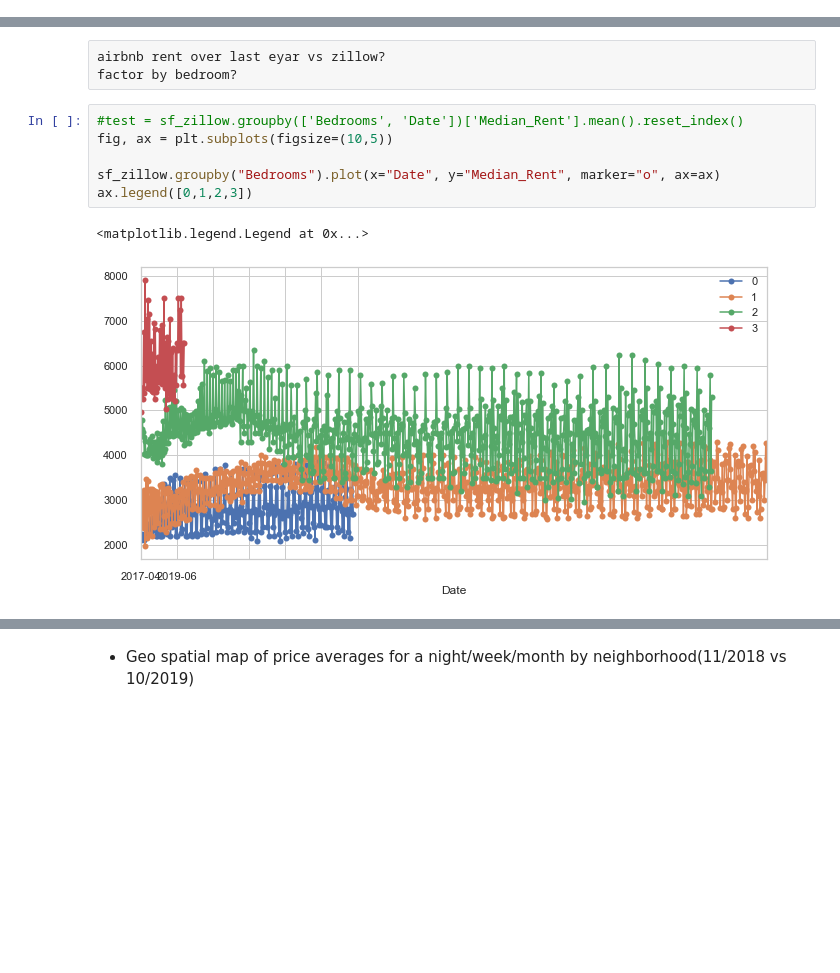
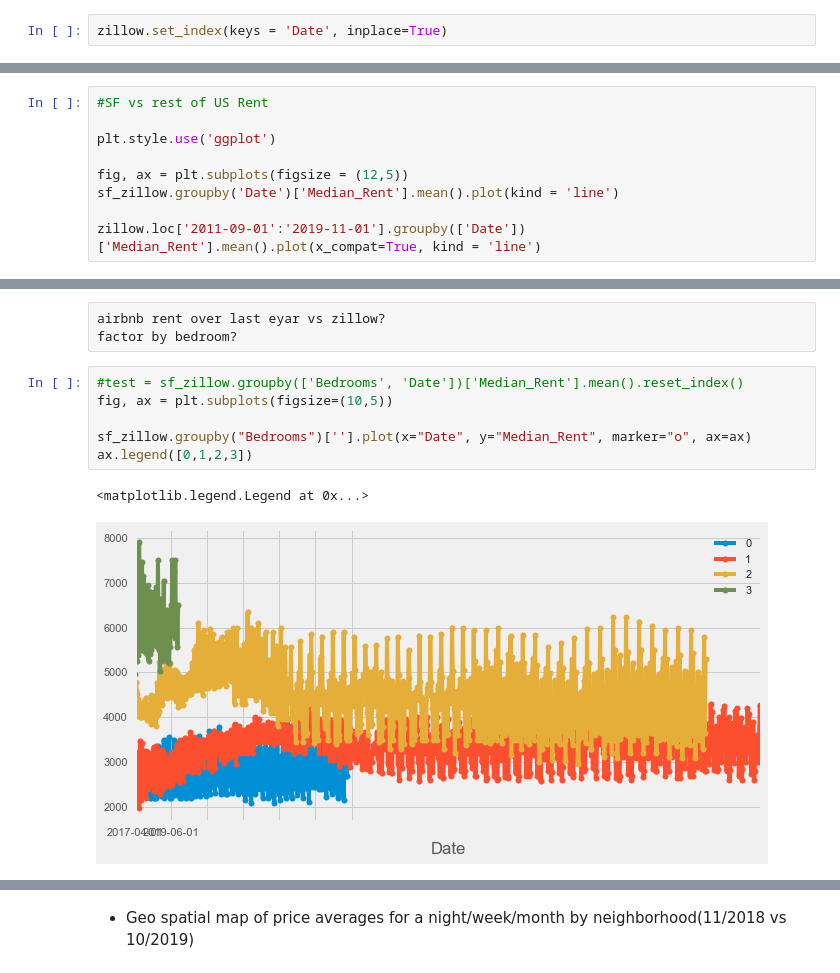
Before and after one commit to KishenSharma6/Airbnb-SF, a Jupyter notebook: Project Codes/03. Exploratory Data Analysis/12_27_2019_EDA.ipynb, the cells around one changed output, grey strips where cells are left out. Saved outputs shown, nothing was run; the diff lists cells and outputs as text; blank space fills up the shorter version.

```diff
--- a/Project Codes/03. Exploratory Data Analysis/12_27_2019_EDA.ipynb
+++ b/Project Codes/03. Exploratory Data Analysis/12_27_2019_EDA.ipynb
@@ -345,0 +320,2 @@ sns.despine(left=True, bottom=True)
+# %%
+zillow.set_index(keys = 'Date', inplace=True)
@@ -345,0 +360,9 @@ sns.despine(left=True, bottom=True)
+# %%
+#SF vs rest of US Rent
+
+plt.style.use('ggplot')
+
+fig, ax = plt.subplots(figsize = (12,5))
+sf_zillow.groupby('Date')['Median_Rent'].mean().plot(kind = 'line')
+
+zillow.loc['2011-09-01':'2019-11-01'].groupby(['Date'])['Median_Rent'].mean().plot(x_compat=True, kind = 'line')
@@ -351,12 +397,12 @@ factor by bedroom?
 # %%
 #test = sf_zillow.groupby(['Bedrooms', 'Date'])['Median_Rent'].mean().reset_index()
 fig, ax = plt.subplots(figsize=(10,5))
 
-sf_zillow.groupby("Bedrooms").plot(x="Date", y="Median_Rent", marker="o", ax=ax)
+sf_zillow.groupby("Bedrooms")[''].plot(x="Date", y="Median_Rent", marker="o", ax=ax)
 ax.legend([0,1,2,3])
 # %% [output]
 <matplotlib.legend.Legend at 0x...>
-[figure, old version]
+[figure, new version]
 # %%
 fig, ax = plt.subplots(figsize=(10,5))
 
```
Also changed, not shown: parts of 31 cells of this notebook.
